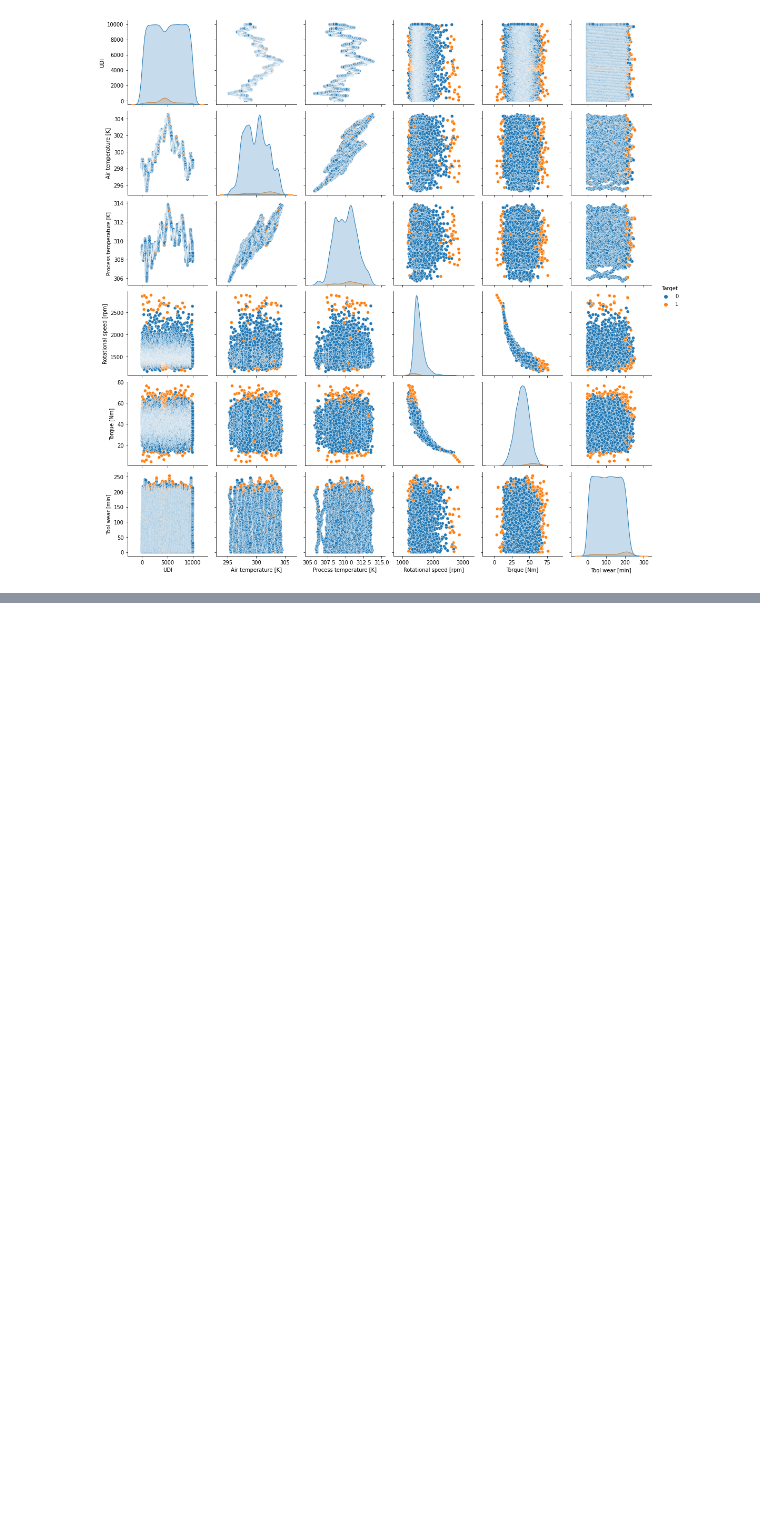
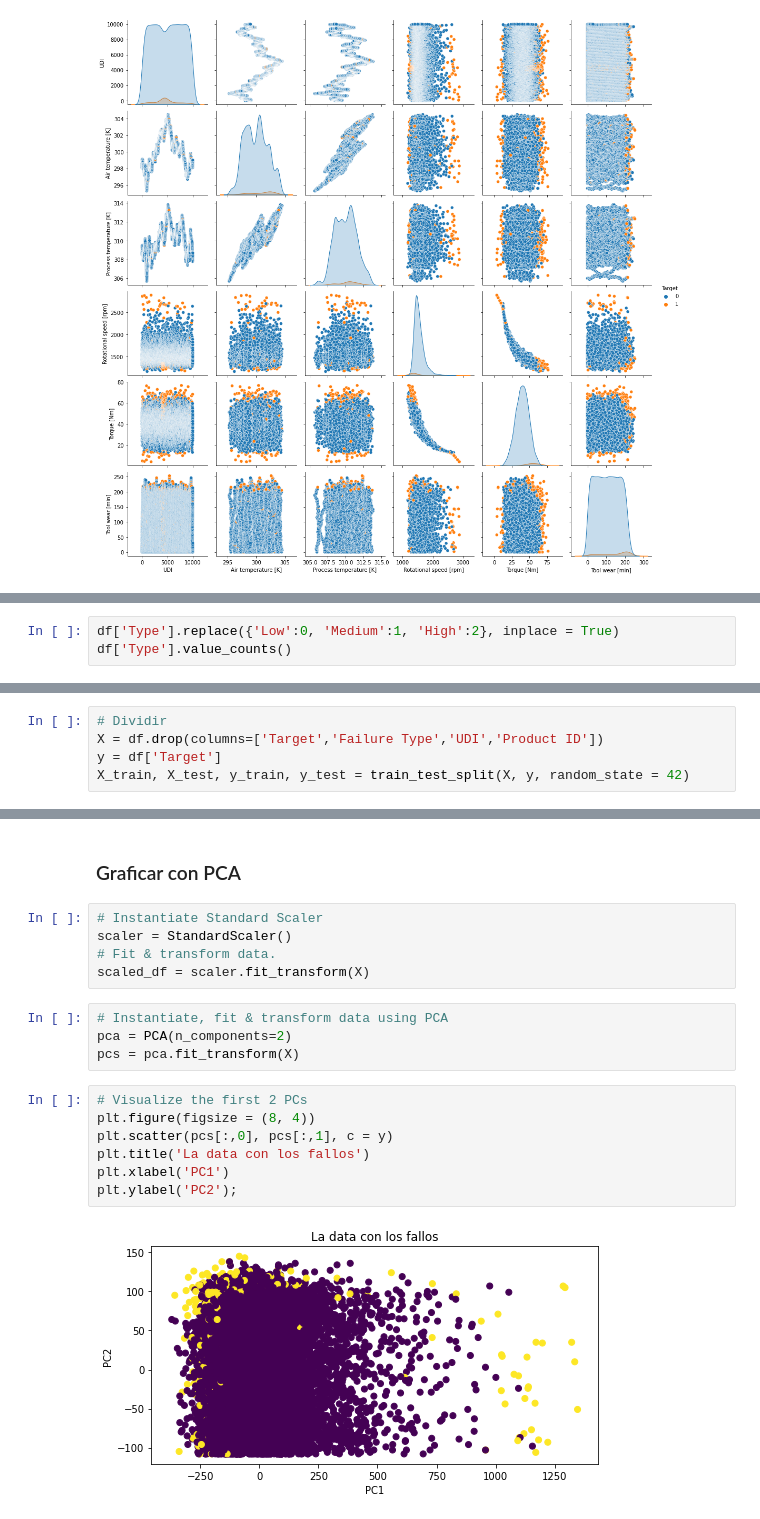
Before and after one commit to jhonnydss/Project_Maintenance, a Jupyter notebook: Proyecto 2, Mantenimiento.ipynb, the cells around one changed output, grey strips where cells are left out. Saved outputs shown, nothing was run; the diff lists cells and outputs as text; blank space fills up the shorter version.

```diff
--- a/Proyecto 2, Mantenimiento.ipynb
+++ b/Proyecto 2, Mantenimiento.ipynb
@@ -269,0 +310,3 @@ sns.countplot(data = df[df['Target'] == 1], x = "Failure Type")
+# %%
+df['Type'].replace({'Low':0, 'Medium':1, 'High':2}, inplace = True)
+df['Type'].value_counts()
@@ -269,0 +318,5 @@ sns.countplot(data = df[df['Target'] == 1], x = "Failure Type")
+# %%
+# Dividir
+X = df.drop(columns=['Target','Failure Type','UDI','Product ID'])
+y = df['Target']
+X_train, X_test, y_train, y_test = train_test_split(X, y, random_state = 42)
@@ -269,0 +450,20 @@ sns.countplot(data = df[df['Target'] == 1], x = "Failure Type")
+# %% [markdown]
+### Graficar con PCA
+# %%
+# Instantiate Standard Scaler
+scaler = StandardScaler()
+# Fit & transform data.
+scaled_df = scaler.fit_transform(X)
+# %%
+# Instantiate, fit & transform data using PCA
+pca = PCA(n_components=2)
+pcs = pca.fit_transform(X)
+# %%
+# Visualize the first 2 PCs
+plt.figure(figsize = (8, 4))
+plt.scatter(pcs[:,0], pcs[:,1], c = y)
+plt.title('La data con los fallos')
+plt.xlabel('PC1')
+plt.ylabel('PC2');
+# %% [output]
+[figure, added]
```
Also changed, not shown: parts of 52 cells of this notebook.
